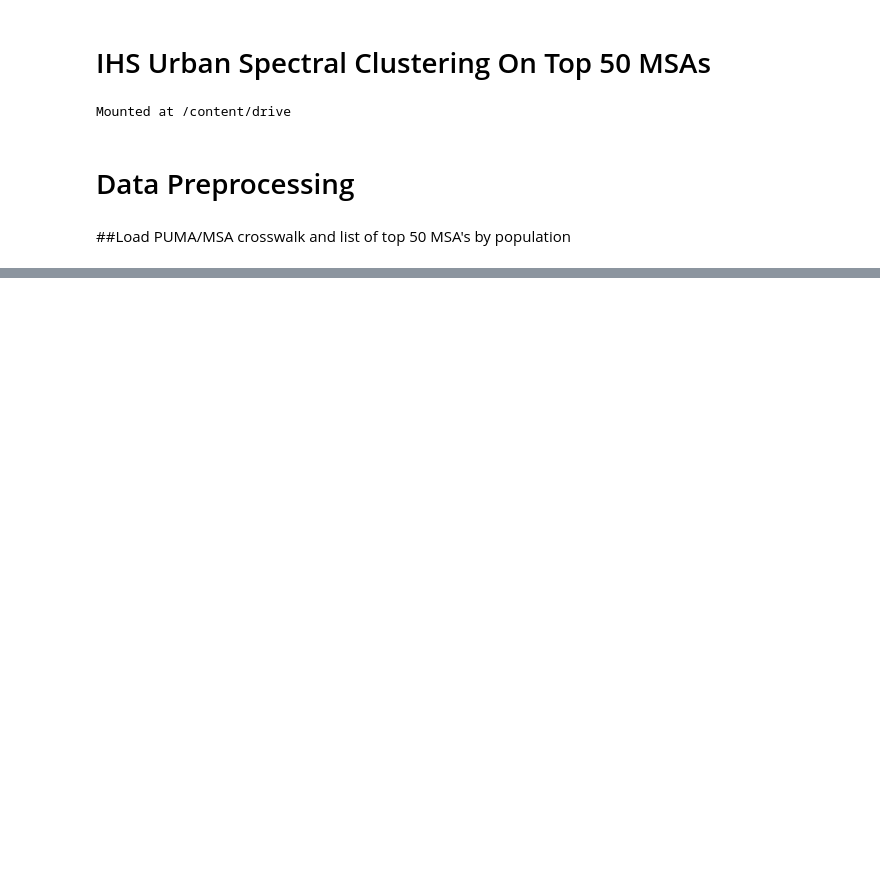
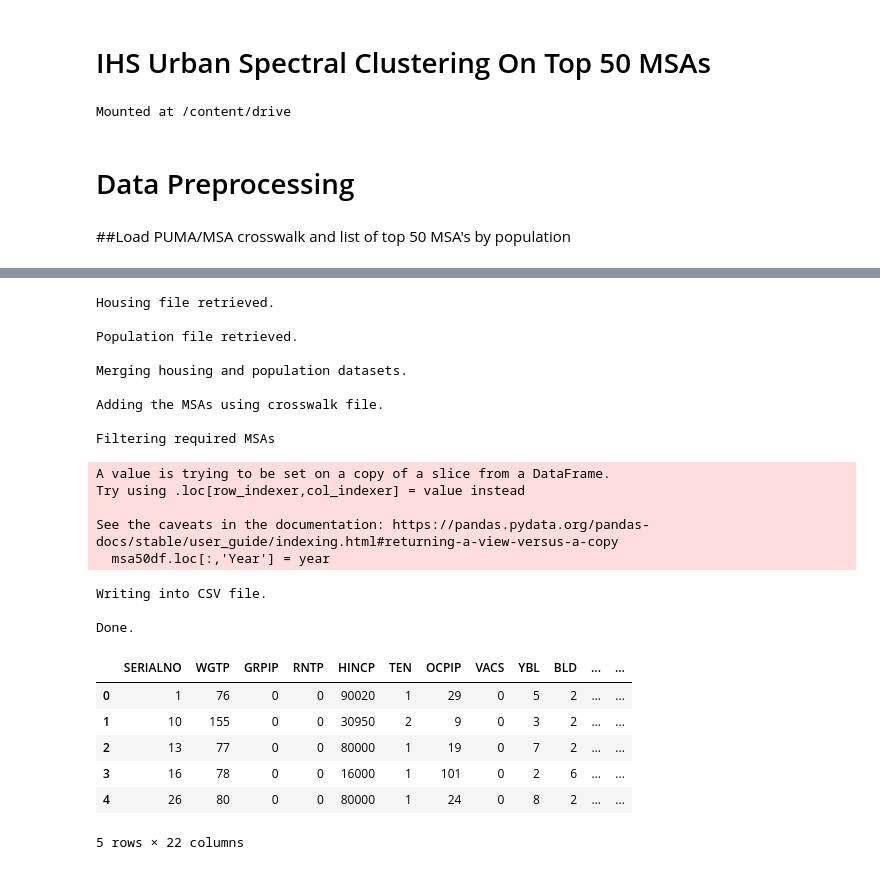
Before and after one commit to Stephen42Kim/IHS, a Jupyter notebook: Top50MSASpectralClustering.ipynb, the cells around one changed output, grey strips where cells are left out. Saved outputs shown, nothing was run; the diff lists cells and outputs as text; code cells hidden in the pictures; blank space fills up the shorter version.

```diff
--- a/Top50MSASpectralClustering.ipynb
+++ b/Top50MSASpectralClustering.ipynb
@@ -54,0 +155,30 @@ x[:5]
+# %%
+# Get 2013 data
+
+acs2013 = readACS(2013)
+acs2013.head()
+# %% [output]
+Housing file retrieved.
+
+Population file retrieved.
+
+Merging housing and population datasets.
+
+Adding the MSAs using crosswalk file.
+
+Filtering required MSAs
+A value is trying to be set on a copy of a slice from a DataFrame.
+Try using .loc[row_indexer,col_indexer] = value instead
+
+See the caveats in the documentation: https://pandas.pydata.org/pandas-docs/stable/user_guide/indexing.html#returning-a-view-versus-a-copy
+  msa50df.loc[:,'Year'] = year
+Writing into CSV file.
+
+Done.
+|  | SERIALNO | WGTP | GRPIP | RNTP | HINCP | TEN | OCPIP | VACS | YBL | BLD | ... | ... |
+| 0 | 1 | 76 | 0 | 0 | 90020 | 1 | 29 | 0 | 5 | 2 | ... | ... |
+| 1 | 10 | 155 | 0 | 0 | 30950 | 2 | 9 | 0 | 3 | 2 | ... | ... |
+| 2 | 13 | 77 | 0 | 0 | 80000 | 1 | 19 | 0 | 7 | 2 | ... | ... |
+| 3 | 16 | 78 | 0 | 0 | 16000 | 1 | 101 | 0 | 2 | 6 | ... | ... |
+| 4 | 26 | 80 | 0 | 0 | 80000 | 1 | 24 | 0 | 8 | 2 | ... | ... |
+5 rows × 22 columns
```
Also changed, not shown: parts of 13 cells of this notebook.
